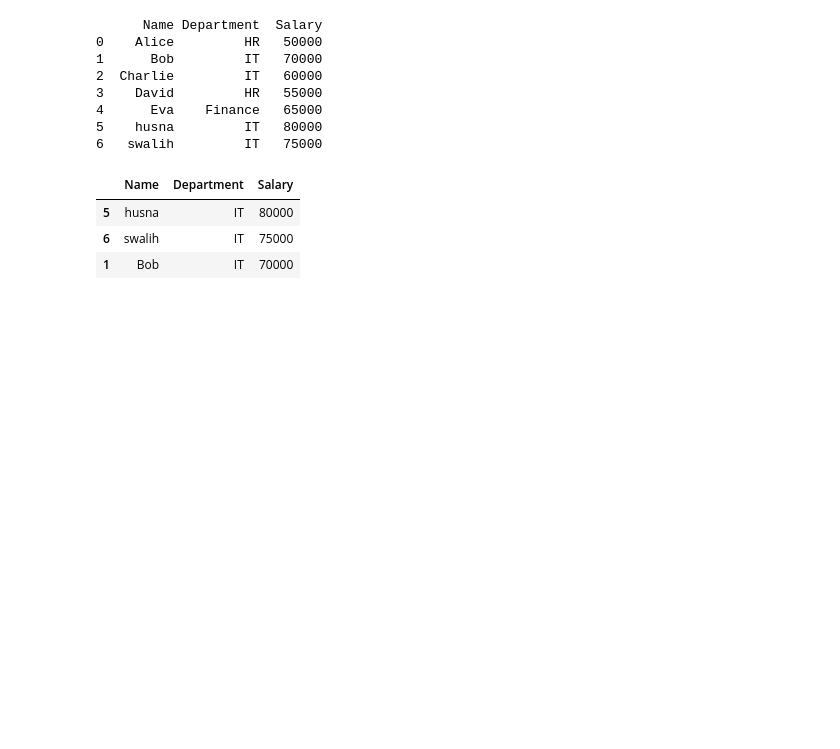
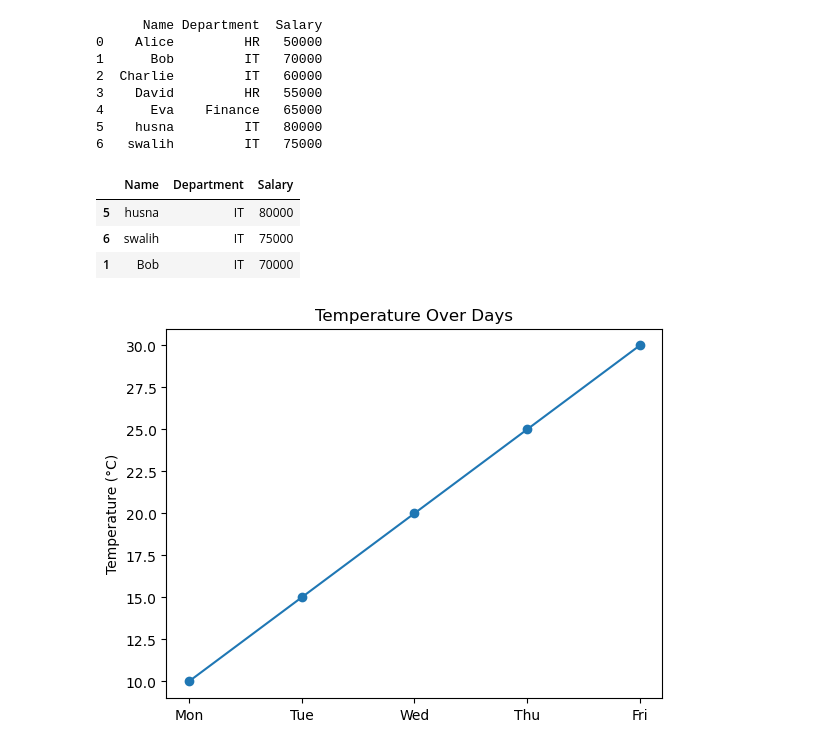
Before and after one commit to mohdswalihc/basic-_pandas, a Jupyter notebook: Day 4.ipynb, the cells around one changed output. Drawn from its saved outputs; the diff is of its cells as text; code cells hidden in the pictures; blank space fills up the shorter version.

```diff
--- a/Day 4.ipynb
+++ b/Day 4.ipynb
@@ -516,3 +516,15 @@ top3
 | 5 | husna | IT | 80000 |
 | 6 | swalih | IT | 75000 |
 | 1 | Bob | IT | 70000 |
+# %%
+import matplotlib.pyplot as plt
+
+days = ["Mon", "Tue", "Wed", "Thu", "Fri"]
+temp = [10, 15, 20, 25, 30]
+
+plt.plot(days, temp, marker='o')
+plt.title("Temperature Over Days")
+plt.ylabel("Temperature (°C)")
+plt.show()
+# %% [output]
+[figure, added]
```
Also changed, not shown: parts of 1 cell of this notebook.
